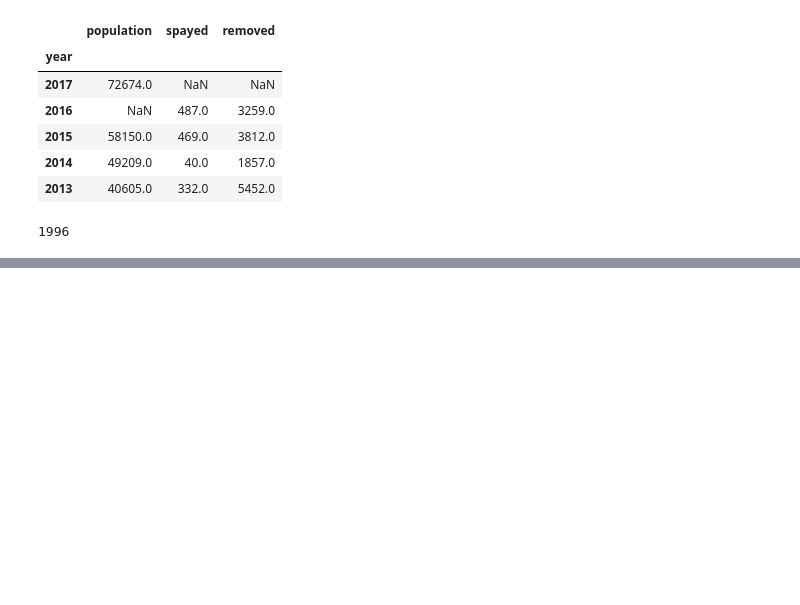
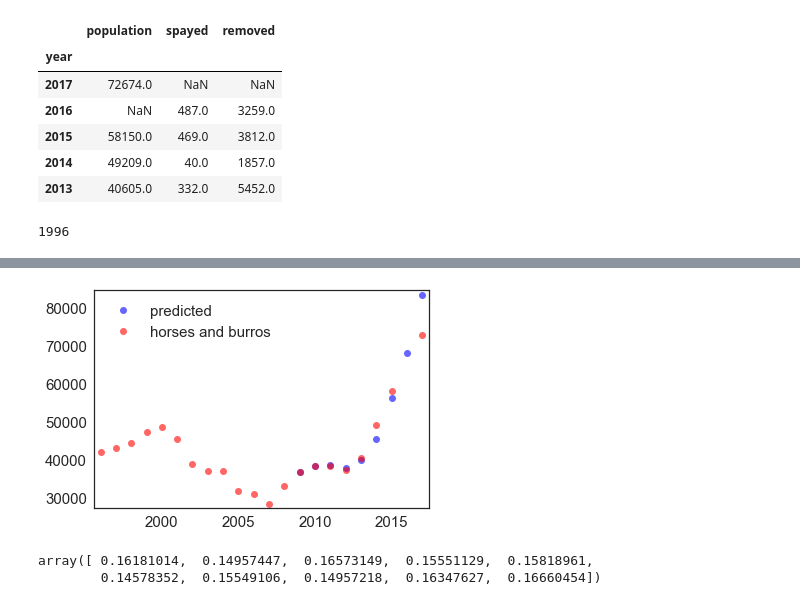
Before and after one commit to chiunaomi/ModSim-1, a Jupyter notebook: code/Horses and Burros.ipynb, the cells around one changed output, grey strips where cells are left out. Saved outputs shown, nothing was run; the diff lists cells and outputs as text; code cells hidden in the pictures; blank space fills up the shorter version.

```diff
--- a/code/Horses and Burros.ipynb
+++ b/code/Horses and Burros.ipynb
@@ -302,4 +136,0 @@ Now we can make a `System`, run a simulation, and extract a metric:
-# %%
-system = make_system()
-run_simulation(system)
-final_population(system)
@@ -430,0 +193,7 @@ NameError: name 'run_simulation' is not defined
+# %%
+plot(system.results, 'bo', label = 'predicted')
+plot(population, 'ro', label='horses and burros')
+
+legend()
+# %% [output]
+[figure, added]
@@ -430,0 +209,5 @@ NameError: name 'run_simulation' is not defined
+# %%
+rate
+# %% [output]
+array([ 0.16181014,  0.14957447,  0.16573149,  0.15551129,  0.15818961,
+        0.14578352,  0.15549106,  0.14957218,  0.16347627,  0.16660454])
```
Also changed, not shown: parts of 79 cells of this notebook.
